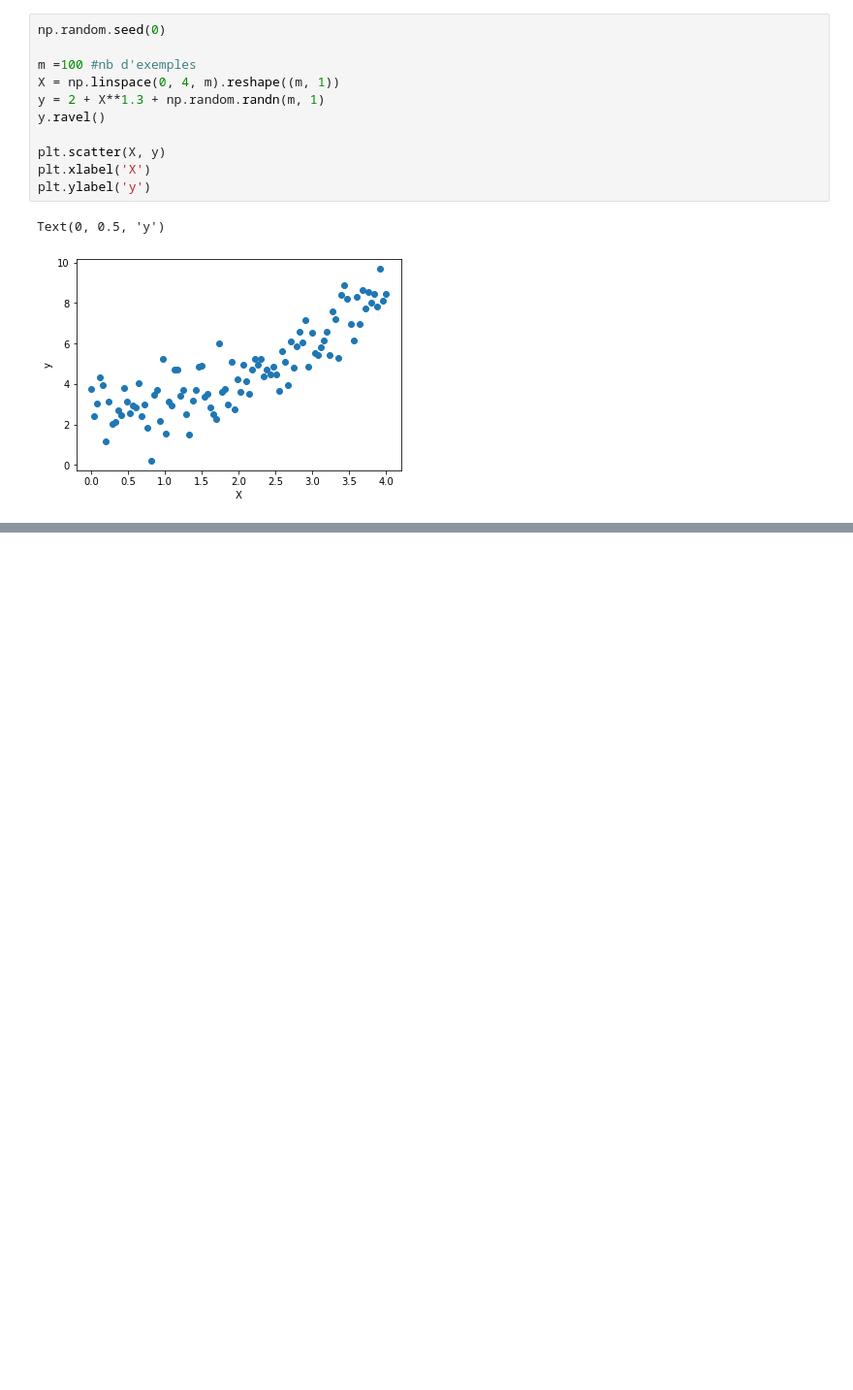
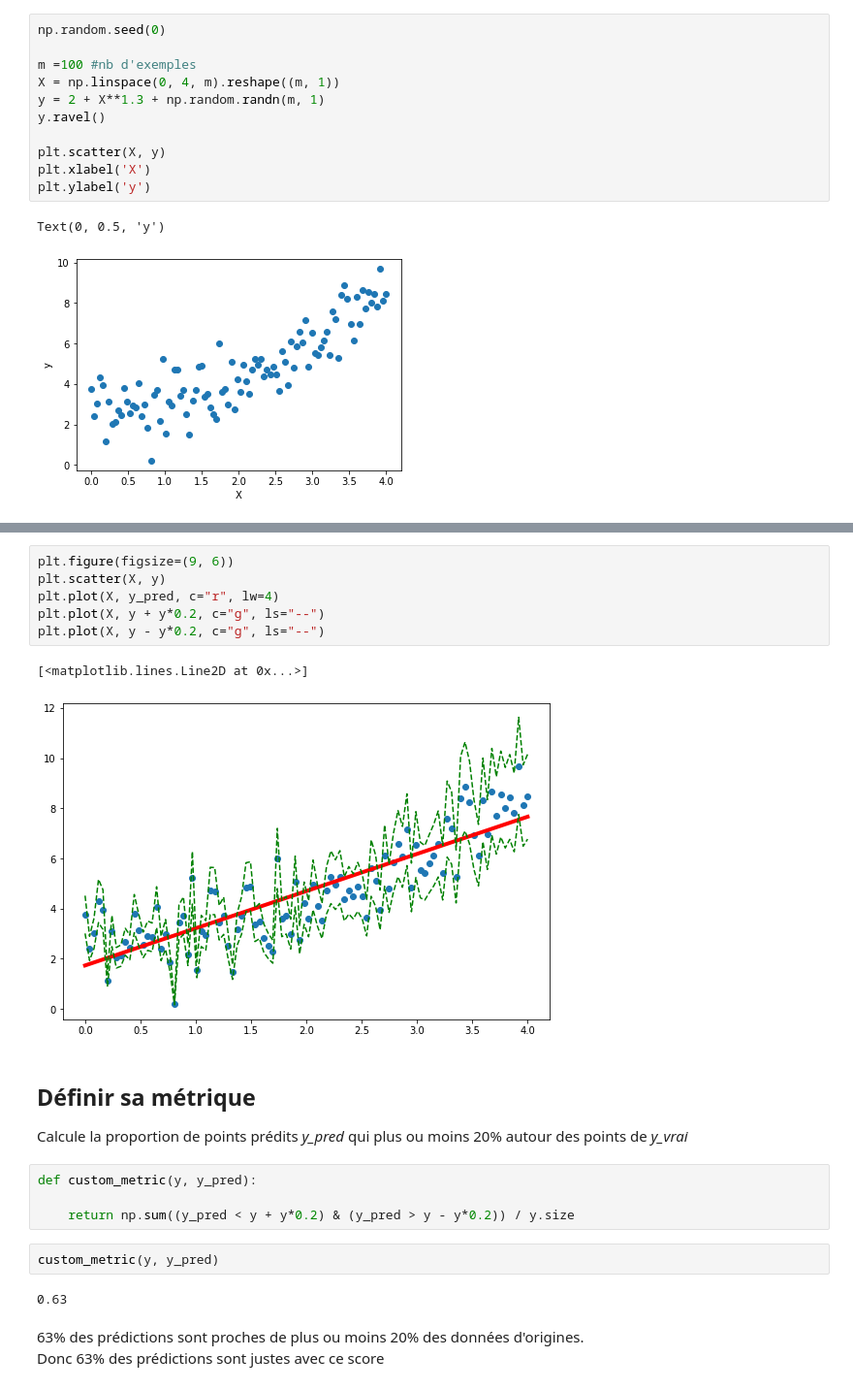
Before and after one commit to Syllaweg/Datascience_toolkit, a Jupyter notebook: MachineLearning/Metrics/make_scorer.ipynb, the cells around one changed output, grey strips where cells are left out. Shown at 97% size. Drawn from its saved outputs; the diff is of its cells as text; blank space fills up the shorter version.

Commit message:
add make_scorer, transform scorer

```diff
--- a/MachineLearning/Metrics/make_scorer.ipynb
+++ b/MachineLearning/Metrics/make_scorer.ipynb
@@ -21,0 +57,24 @@ Text(0, 0.5, 'y')
+# %%
+plt.figure(figsize=(9, 6))
+plt.scatter(X, y)
+plt.plot(X, y_pred, c="r", lw=4)
+plt.plot(X, y + y*0.2, c="g", ls="--")
+plt.plot(X, y - y*0.2, c="g", ls="--")
+# %% [output]
+[<matplotlib.lines.Line2D at 0x...>]
+[figure, added]
+# %% [markdown]
+## Définir sa métrique
+
+Calcule la proportion de points prédits *y_pred* qui plus ou moins 20% autour des points de *y_vrai*
+# %%
+def custom_metric(y, y_pred):
+
+    return np.sum((y_pred < y + y*0.2) & (y_pred > y - y*0.2)) / y.size
+# %%
+custom_metric(y, y_pred)
+# %% [output]
+0.63
+# %% [markdown]
+63% des prédictions sont proches de plus ou moins 20% des données d'origines.
+Donc 63% des prédictions sont justes avec ce score
```
Also changed, not shown: parts of 18 cells of this notebook.
